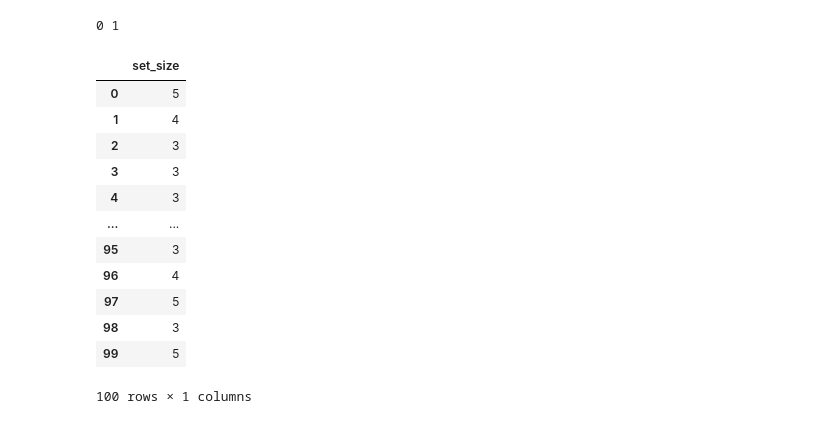
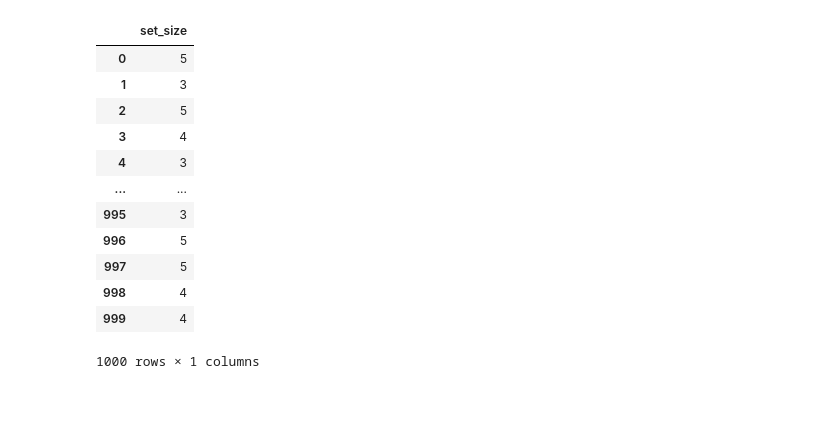
Before and after one commit to aidapiccato/multi-memory-analysis, a Jupyter notebook: notebooks/running_models.ipynb, the cells around one changed output. Drawn from its saved outputs; the diff is of its cells as text; code cells hidden in the pictures.

```diff
--- a/notebooks/running_models.ipynb
+++ b/notebooks/running_models.ipynb
@@ -22,9 +22,7 @@ print(sample1,sample2)
 # %%
-decision1 = modeling.decision(sample1,0.5)
-decision2 = modeling.decision(sample2,0.5)
-print(decision1,decision2)
+# decision1 = modeling.decision(sample1,0.5)
+# decision2 = modeling.decision(sample2,0.5)
+# print(decision1,decision2)
-# %% [output]
-0 1
 # %%
 # print(modeling.accuracy([0,0],decision1))
 # print(modeling.accuracy([1,1],decision2))
@@ -33,25 +31,25 @@ print(decision1,decision2)
 # print(modeling.accuracy(ground_truth,modeling.decision(modeling.sample(0,1,2),0.4)))
 # print(modeling.accuracy(ground_truth,modeling.decision(modeling.sample(0.5,1,2),0.4)))
 # %%
-set_sizes = np.random.randint(3,6,100)
+set_sizes = np.random.randint(3,6,1000)
 df = pd.DataFrame(set_sizes, columns=['set_size'])
 mean = []
 sample = []
 decision = []
 accuracy = []
 
 df
 # %% [output]
 |  | set_size |
 | 0 | 5 |
-| 1 | 4 |
-| 2 | 3 |
-| 3 | 3 |
+| 1 | 3 |
+| 2 | 5 |
+| 3 | 4 |
 | 4 | 3 |
 | ... | ... |
-| 95 | 3 |
-| 96 | 4 |
-| 97 | 5 |
-| 98 | 3 |
-| 99 | 5 |
+| 995 | 3 |
+| 996 | 5 |
+| 997 | 5 |
+| 998 | 4 |
+| 999 | 4 |
-100 rows × 1 columns
+1000 rows × 1 columns
```
Also changed, not shown: parts of 18 cells of this notebook.
